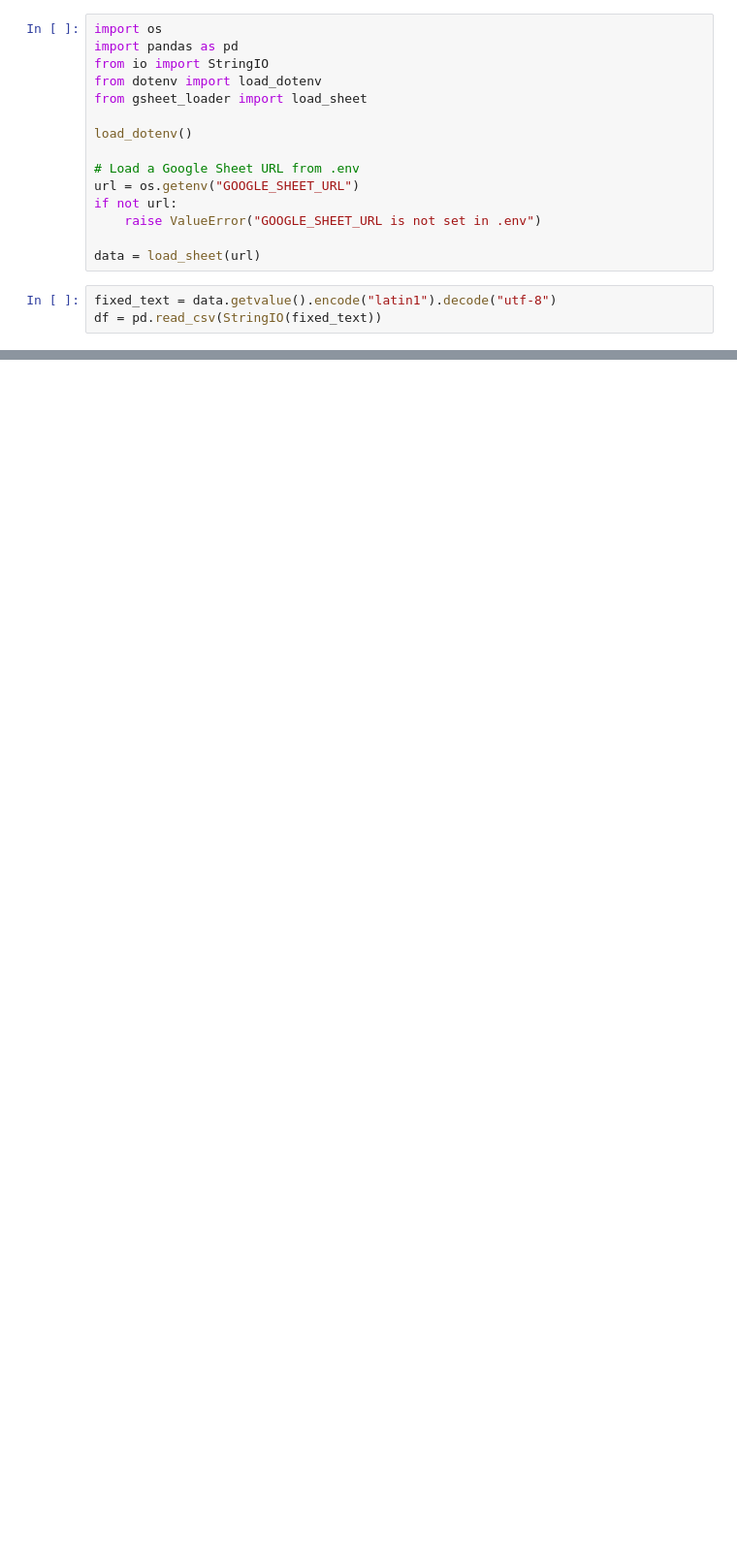
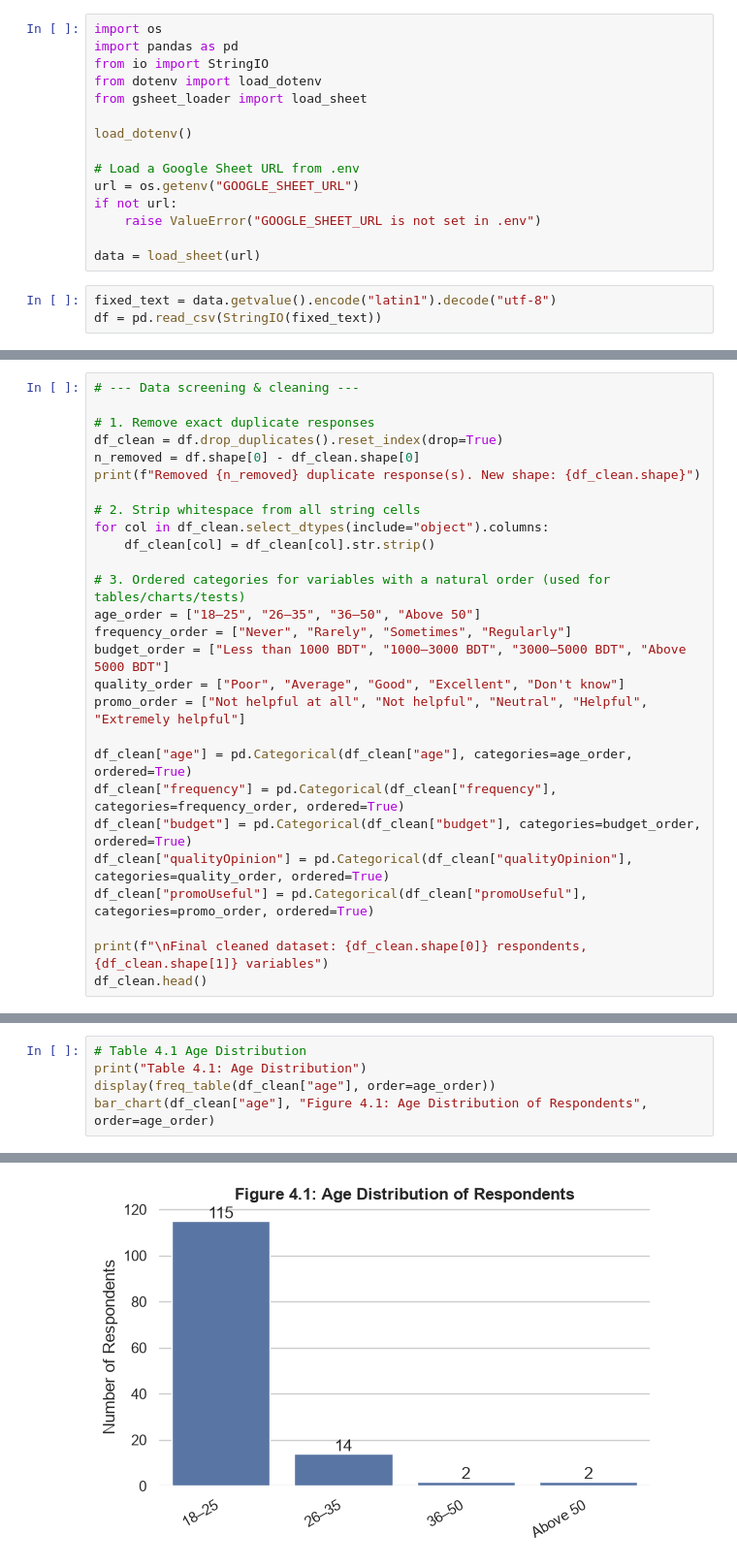
Before and after one commit to arshadziban/rajshahi-silk-market-analysis, a Jupyter notebook: code.ipynb, the cells around one changed output, grey strips where cells are left out. Shown at 97% size. Drawn from its saved outputs; the diff is of its cells as text; blank space fills up the shorter version.

```diff
--- a/code.ipynb
+++ b/code.ipynb
@@ -27,0 +66,27 @@ df.head()
+# %%
+# --- Data screening & cleaning ---
+
+# 1. Remove exact duplicate responses
+df_clean = df.drop_duplicates().reset_index(drop=True)
+n_removed = df.shape[0] - df_clean.shape[0]
+print(f"Removed {n_removed} duplicate response(s). New shape: {df_clean.shape}")
+
+# 2. Strip whitespace from all string cells
+for col in df_clean.select_dtypes(include="object").columns:
+    df_clean[col] = df_clean[col].str.strip()
+
+# 3. Ordered categories for variables with a natural order (used for tables/charts/tests)
+age_order = ["18–25", "26–35", "36–50", "Above 50"]
+frequency_order = ["Never", "Rarely", "Sometimes", "Regularly"]
+budget_order = ["Less than 1000 BDT", "1000–3000 BDT", "3000–5000 BDT", "Above 5000 BDT"]
+quality_order = ["Poor", "Average", "Good", "Excellent", "Don't know"]
+promo_order = ["Not helpful at all", "Not helpful", "Neutral", "Helpful", "Extremely helpful"]
+
+df_clean["age"] = pd.Categorical(df_clean["age"], categories=age_order, ordered=True)
+df_clean["frequency"] = pd.Categorical(df_clean["frequency"], categories=frequency_order, ordered=True)
+df_clean["budget"] = pd.Categorical(df_clean["budget"], categories=budget_order, ordered=True)
+df_clean["qualityOpinion"] = pd.Categorical(df_clean["qualityOpinion"], categories=quality_order, ordered=True)
+df_clean["promoUseful"] = pd.Categorical(df_clean["promoUseful"], categories=promo_order, ordered=True)
+
+print(f"\nFinal cleaned dataset: {df_clean.shape[0]} respondents, {df_clean.shape[1]} variables")
+df_clean.head()
@@ -27,0 +181,6 @@ df.head()
+# %%
+# Table 4.1 Age Distribution
+print("Table 4.1: Age Distribution")
+display(freq_table(df_clean["age"], order=age_order))
+bar_chart(df_clean["age"], "Figure 4.1: Age Distribution of Respondents", order=age_order)
+# %% [output]
@@ -27,0 +193 @@ df.head()
+[figure, added]
```
Also changed, not shown: parts of 48 cells of this notebook.
